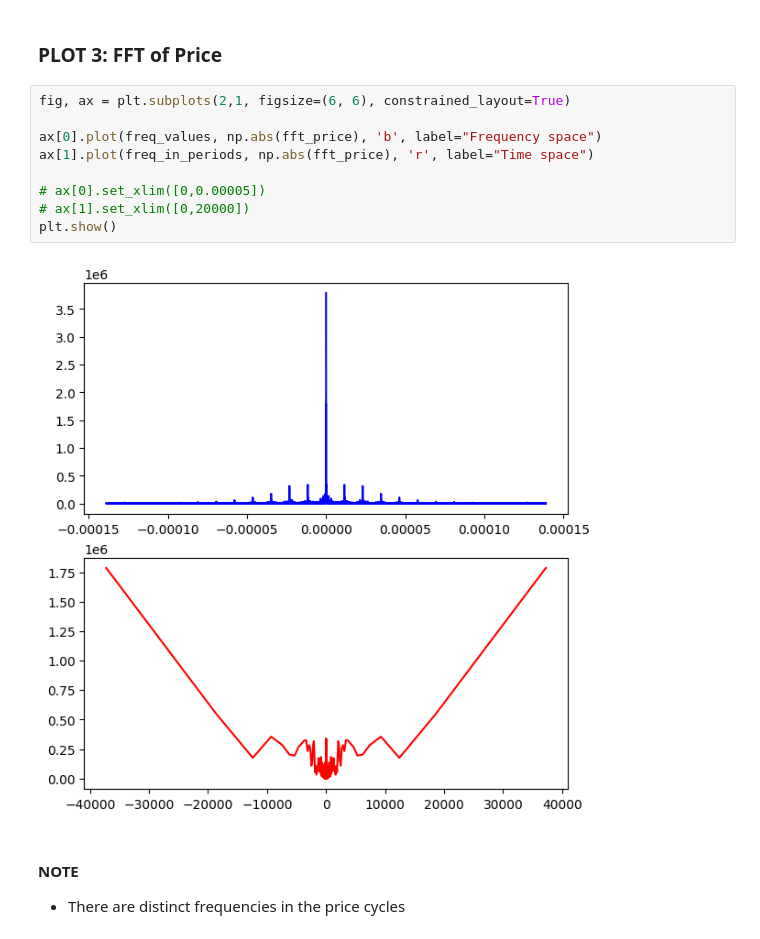
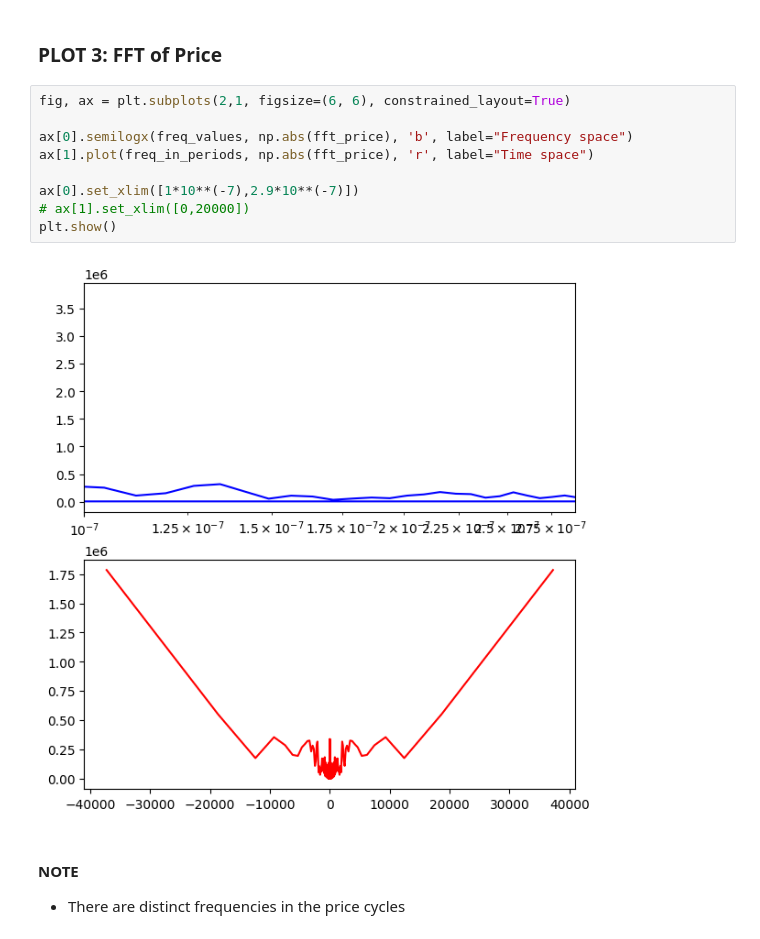
Before and after one commit to sameervk/OpenDataScienceSandbox, a Jupyter notebook: Forecasting/wind-energy-price-v0.ipynb, the cells around one changed output. Drawn from its saved outputs; the diff is of its cells as text.

Commit message:
WIP: wind energy price R&D

```diff
--- a/Forecasting/wind-energy-price-v0.ipynb
+++ b/Forecasting/wind-energy-price-v0.ipynb
@@ -529,14 +529,14 @@ freq_in_periods = 1/freq_values * sampling_rate
 # %%
 fig, ax = plt.subplots(2,1, figsize=(6, 6), constrained_layout=True)
 
-ax[0].plot(freq_values, np.abs(fft_price), 'b', label="Frequency space")
+ax[0].semilogx(freq_values, np.abs(fft_price), 'b', label="Frequency space")
 ax[1].plot(freq_in_periods, np.abs(fft_price), 'r', label="Time space")
 
-# ax[0].set_xlim([0,0.00005])
+ax[0].set_xlim([1*10**(-7),2.9*10**(-7)])
 # ax[1].set_xlim([0,20000])
 plt.show()
 # %% [output]
-[figure, old version]
+[figure, new version]
 # %% [markdown]
 #### NOTE
 
```
Also changed, not shown: parts of 33 cells of this notebook.
